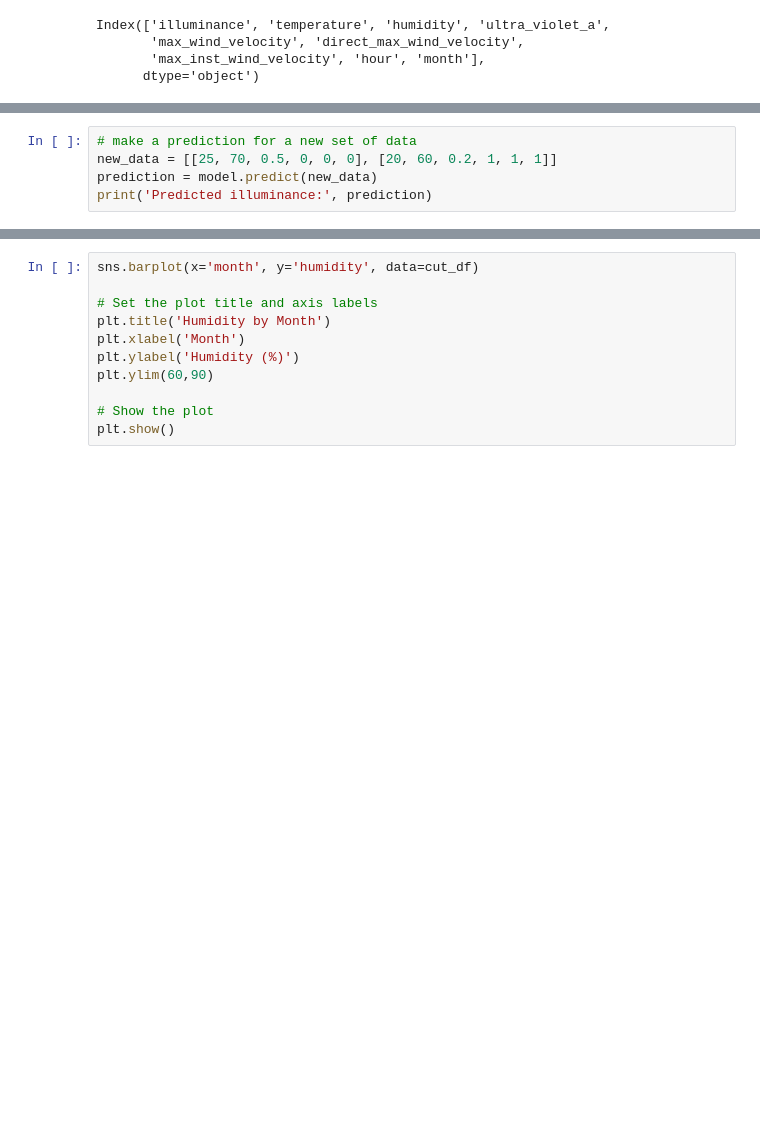
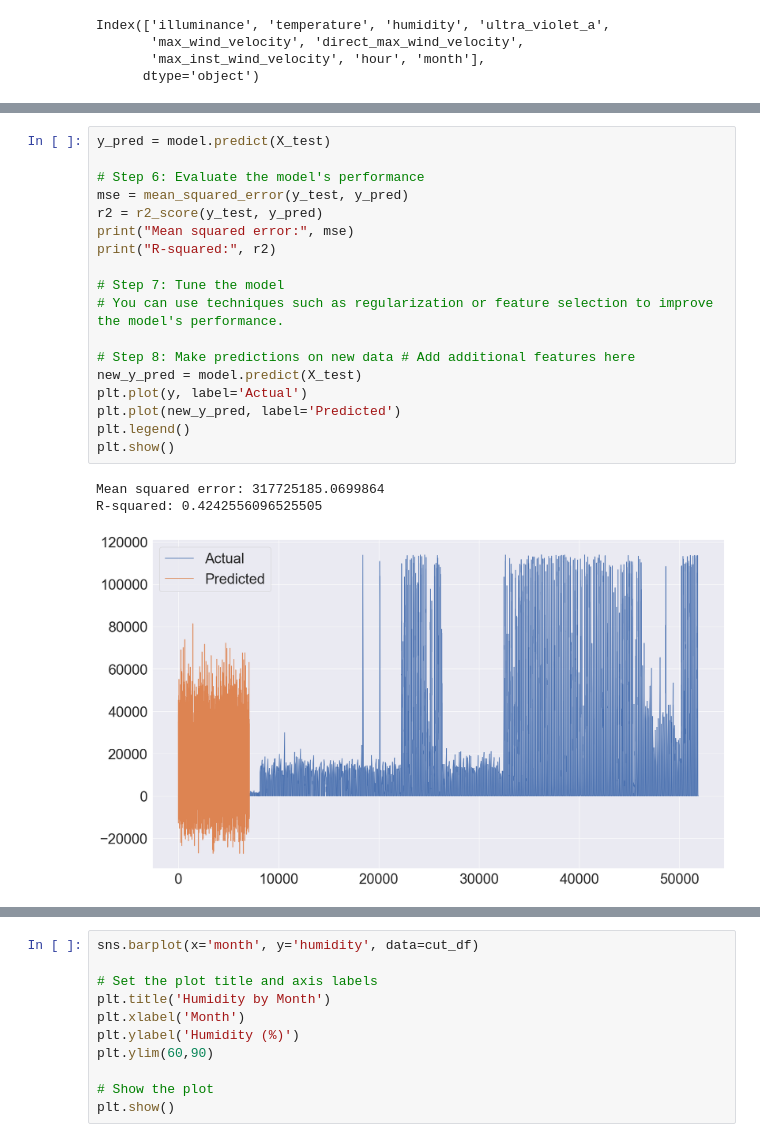
Before and after one commit to chusanapunn/SmartEnvi_AY3T2, a Jupyter notebook: smartEnviA.ipynb, the cells around one changed output, grey strips where cells are left out. Saved outputs shown, nothing was run; the diff lists cells and outputs as text; blank space fills up the shorter version.

```diff
--- a/smartEnviA.ipynb
+++ b/smartEnviA.ipynb
@@ -335,5 +344,22 @@ sns.barplot(x='coefficient', y='feature', data=coef_df)
-# %%
-# make a prediction for a new set of data
-new_data = [[25, 70, 0.5, 0, 0, 0], [20, 60, 0.2, 1, 1, 1]]
-prediction = model.predict(new_data)
-print('Predicted illuminance:', prediction)
+# %%
+y_pred = model.predict(X_test)
+
+# Step 6: Evaluate the model's performance
+mse = mean_squared_error(y_test, y_pred)
+r2 = r2_score(y_test, y_pred)
+print("Mean squared error:", mse)
+print("R-squared:", r2)
+
+# Step 7: Tune the model
+# You can use techniques such as regularization or feature selection to improve the model's performance.
+
+# Step 8: Make predictions on new data # Add additional features here
+new_y_pred = model.predict(X_test)
+plt.plot(y, label='Actual')
+plt.plot(new_y_pred, label='Predicted')
+plt.legend()
+plt.show()
+# %% [output]
+Mean squared error: 317725185.0699864
+R-squared: 0.4242556096525505
+[figure, added]
```
Also changed, not shown: parts of 11 cells of this notebook.
